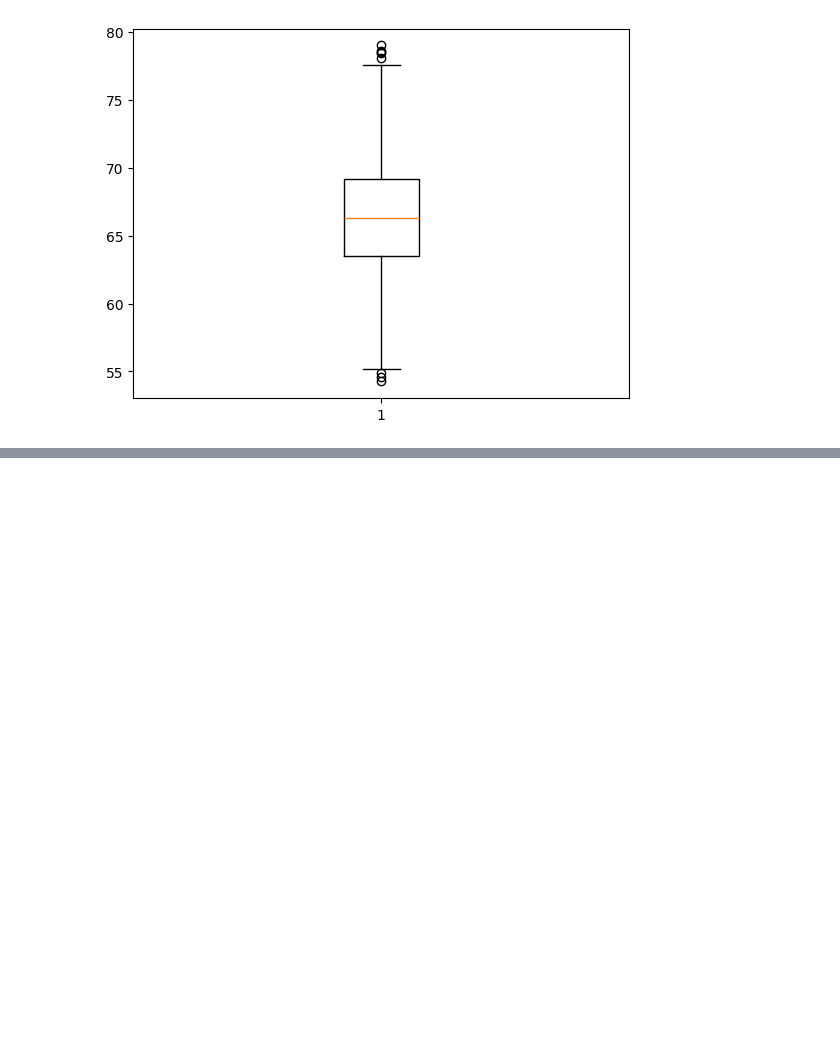
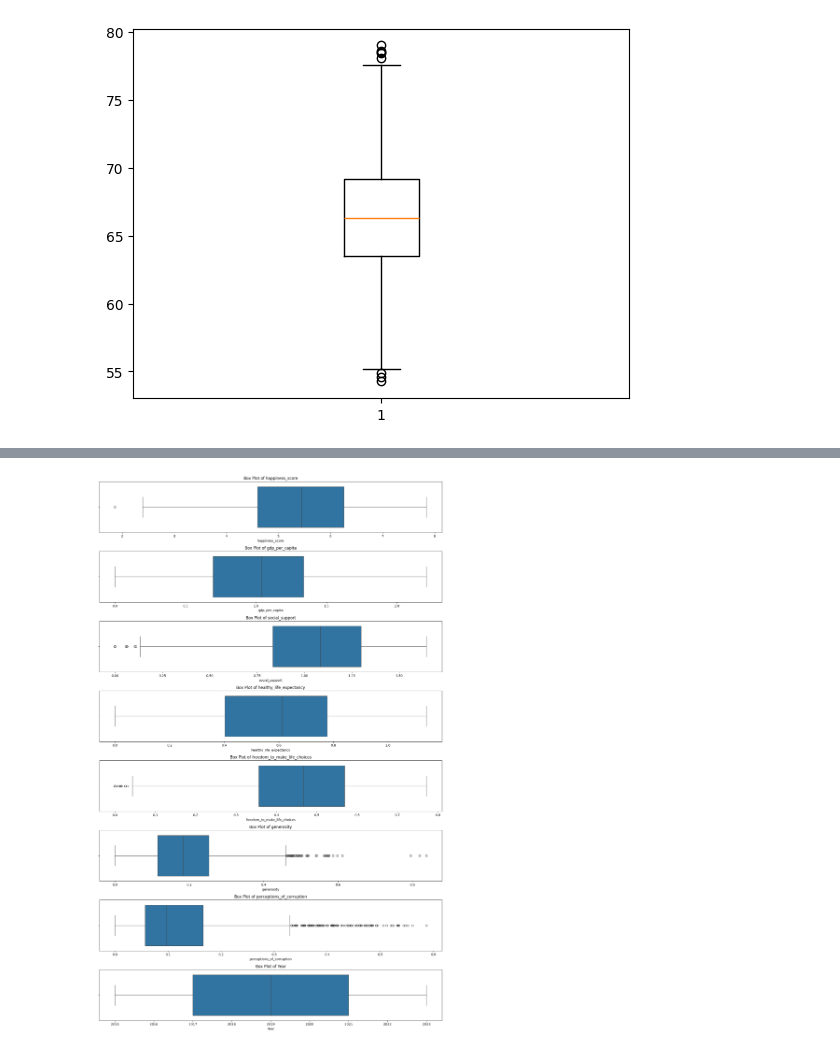
Before and after one commit to Raph4sure/Data-Science, a Jupyter notebook: module_4/module_4.ipynb, the cells around one changed output, grey strips where cells are left out. Cells and saved outputs as stored; diff of their text form; code cells hidden in the pictures; blank space fills up the shorter version.

Commit message:
Implement new data processing functions for improved analysis and visualization

```diff
--- a/module_4/module_4.ipynb
+++ b/module_4/module_4.ipynb
@@ -578,0 +677,4 @@ plt.show()
+# %%
+df = combined_df.dropna()
+
+df.isnull().sum()
@@ -578,0 +723,6 @@ plt.show()
+# %%
+# Filter numerical columns for box plots
+
+numerical_columns = df.select_dtypes(include=['float64', 'int64']).columns
+
+df[numerical_columns]
@@ -578,0 +743,14 @@ plt.show()
+# %%
+# Plot box plots for each numerical feature
+import matplotlib.pyplot as plt
+import seaborn as sns
+
+plt.figure(figsize=(15, len(numerical_columns) * 3))
+
+for i, col in enumerate(numerical_columns, 1):
+    plt.subplot(len(numerical_columns), 1, i)
+    sns.boxplot(x=df[col])
+    plt.title(f'Box Plot of {col}')
+    plt.tight_layout()
+# %% [output]
+[figure, added]
```
Also changed, not shown: parts of 36 cells of this notebook.
